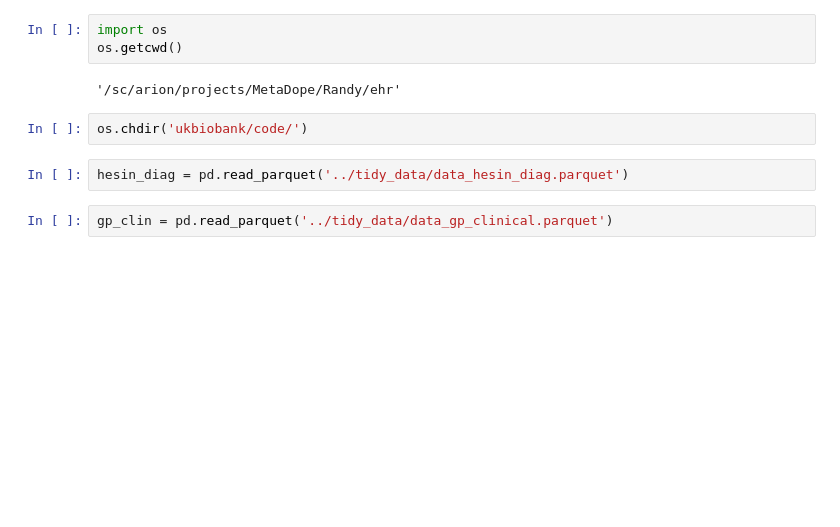
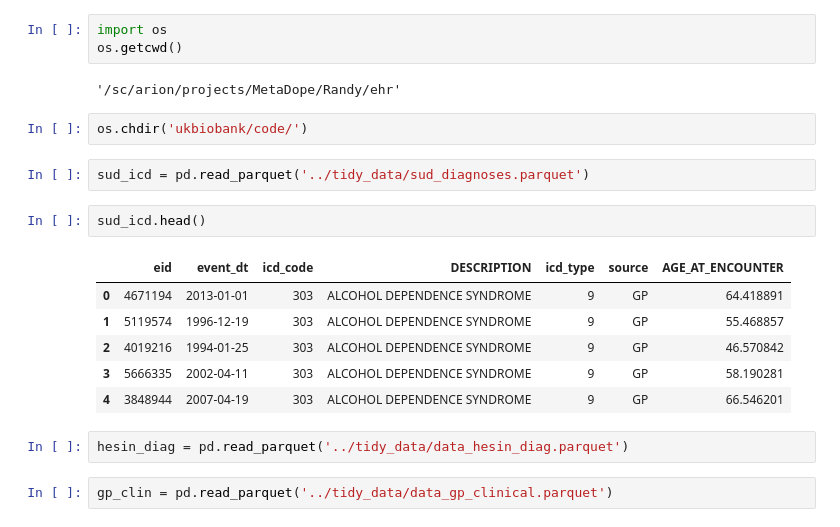
Before and after one commit to RandallJEllis/ehr_opioid_ncd, a Jupyter notebook: ukbiobank/code/preprocessing.ipynb, the cells around one changed output. Saved outputs shown, nothing was run; the diff lists cells and outputs as text; blank space fills up the shorter version.

```diff
--- a/ukbiobank/code/preprocessing.ipynb
+++ b/ukbiobank/code/preprocessing.ipynb
@@ -11,6 +11,17 @@ os.getcwd()
 '/sc/arion/projects/MetaDope/Randy/ehr'
 # %%
 os.chdir('ukbiobank/code/')
+# %%
+sud_icd = pd.read_parquet('../tidy_data/sud_diagnoses.parquet')
+# %%
+sud_icd.head()
+# %% [output]
+|  | eid | event_dt | icd_code | DESCRIPTION | icd_type | source | AGE_AT_ENCOUNTER |
+| 0 | 4671194 | 2013-01-01 | 303 | ALCOHOL DEPENDENCE SYNDROME | 9 | GP | 64.418891 |
+| 1 | 5119574 | 1996-12-19 | 303 | ALCOHOL DEPENDENCE SYNDROME | 9 | GP | 55.468857 |
+| 2 | 4019216 | 1994-01-25 | 303 | ALCOHOL DEPENDENCE SYNDROME | 9 | GP | 46.570842 |
+| 3 | 5666335 | 2002-04-11 | 303 | ALCOHOL DEPENDENCE SYNDROME | 9 | GP | 58.190281 |
+| 4 | 3848944 | 2007-04-19 | 303 | ALCOHOL DEPENDENCE SYNDROME | 9 | GP | 66.546201 |
 # %%
 hesin_diag = pd.read_parquet('../tidy_data/data_hesin_diag.parquet')
 # %%
```
Also changed, not shown: parts of 1 cell of this notebook, 3 other files.
